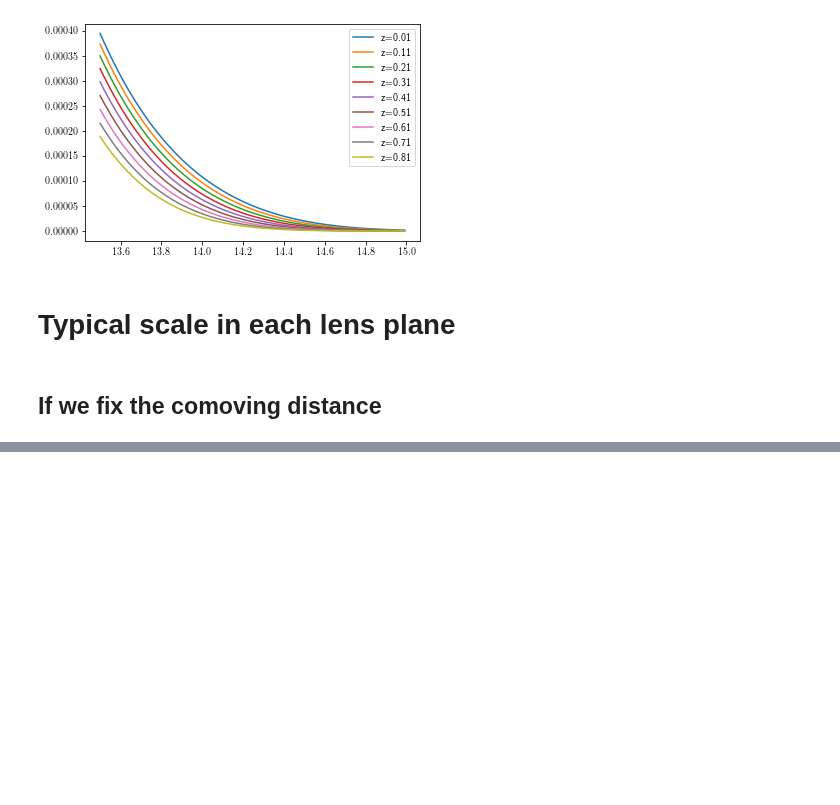
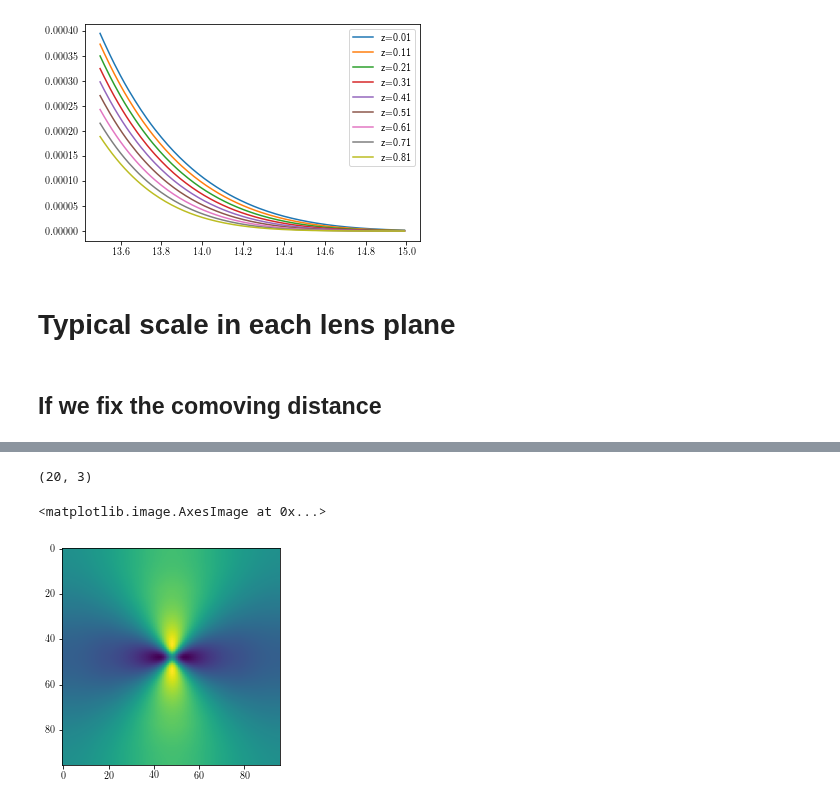
Before and after one commit to mr-superonion/splinv, a Jupyter notebook: notebook/sim-haloCatalog.ipynb, the cells around one changed output, grey strips where cells are left out. Drawn from its saved outputs; the diff is of its cells as text; code cells hidden in the pictures; blank space fills up the shorter version.

```diff
--- a/notebook/sim-haloCatalog.ipynb
+++ b/notebook/sim-haloCatalog.ipynb
@@ -80,0 +64,8 @@ for iz,zh in enumerate(z_array):
+# %%
+%pylab inline
+from configparser import ConfigParser
+import halolet
+lnm='nl20'
+configName  =   'planck-cosmo/config-pix96-%s.ini' %lnm
+parser      =   ConfigParser()
+parser.read(configName)
@@ -80,0 +75,2 @@ for iz,zh in enumerate(z_array):
+# %%
+hdict=halolet.nfwShearlet2D(parser)
@@ -80,0 +100,14 @@ for iz,zh in enumerate(z_array):
+# %%
+hdict.rs_frame.shape
+# %% [output]
+(20, 3)
+# %%
+data=np.zeros(hdict.shape3)
+data[:,:,48,48]=1.
+# %%
+dataT=hdict.itransform(data,inFou=False,outFou=False)
+# %%
+imshow(dataT[0].real)
+# %% [output]
+<matplotlib.image.AxesImage at 0x...>
+[figure, added]
```
Also changed, not shown: parts of 12 cells of this notebook, 9 other files.
